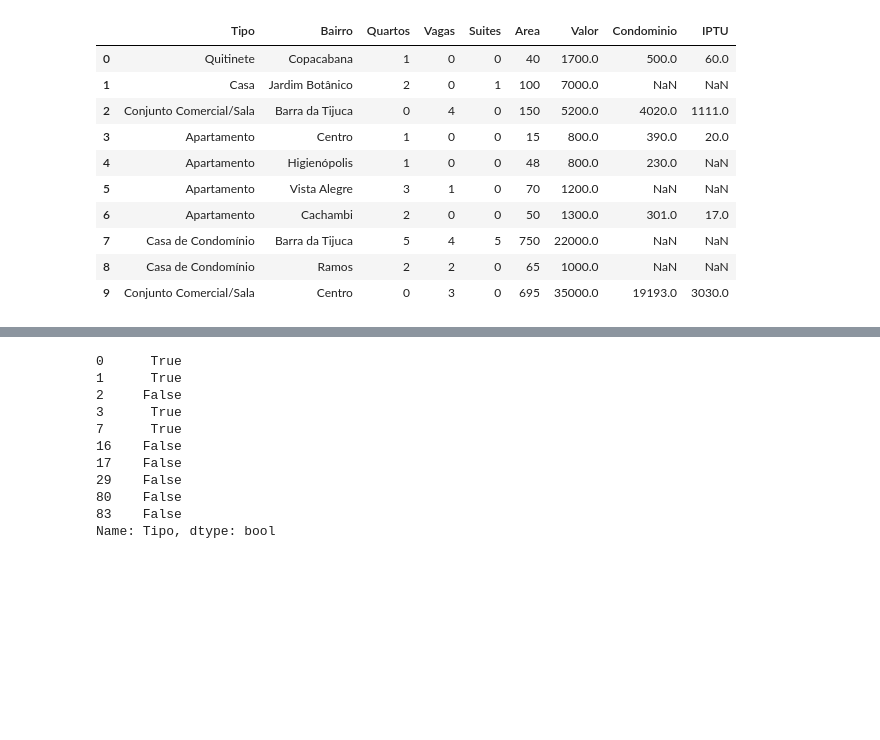
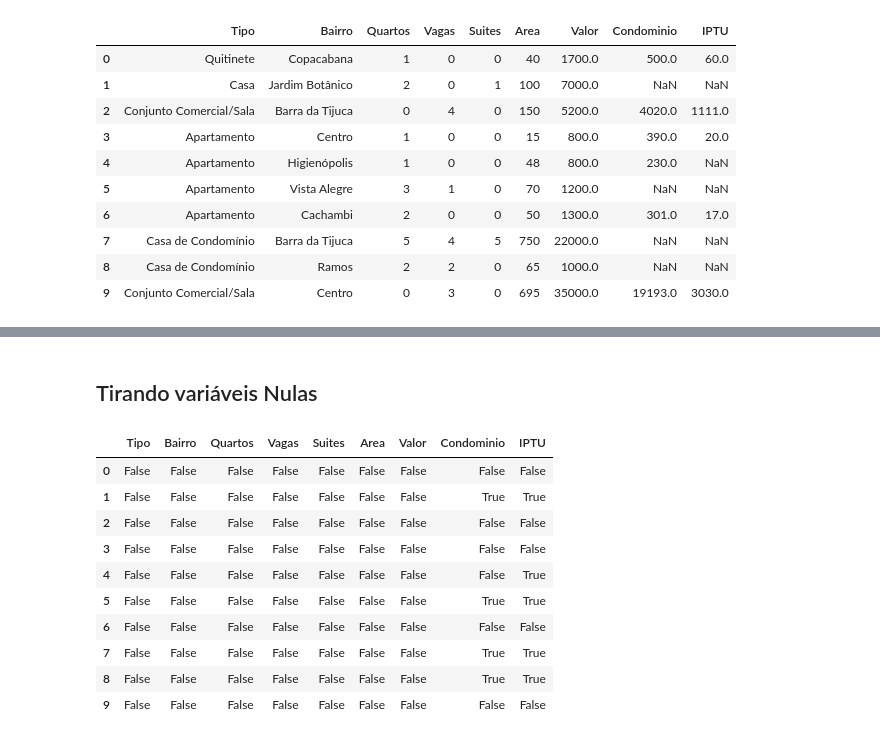
Before and after one commit to brenocg1/data-analysis, a Jupyter notebook: pandas/alugueis/alugueis.ipynb, the cells around one changed output, grey strips where cells are left out. Drawn from its saved outputs; the diff is of its cells as text; code cells hidden in the pictures; blank space fills up the shorter version.

```diff
--- a/pandas/alugueis/alugueis.ipynb
+++ b/pandas/alugueis/alugueis.ipynb
@@ -210,14 +300,16 @@ dados.head(10)
+# %% [markdown]
+## Tirando variáveis Nulas
 # %%
-dados['Tipo'].isin(residencial).head(10)
+dados.isnull().head(10)
 # %% [output]
-0      True
-1      True
-2     False
-3      True
-7      True
-16    False
-17    False
-29    False
-80    False
-83    False
-Name: Tipo, dtype: bool
+|  | Tipo | Bairro | Quartos | Vagas | Suites | Area | Valor | Condominio | IPTU |
+| 0 | False | False | False | False | False | False | False | False | False |
+| 1 | False | False | False | False | False | False | False | True | True |
+| 2 | False | False | False | False | False | False | False | False | False |
+| 3 | False | False | False | False | False | False | False | False | False |
+| 4 | False | False | False | False | False | False | False | False | True |
+| 5 | False | False | False | False | False | False | False | True | True |
+| 6 | False | False | False | False | False | False | False | False | False |
+| 7 | False | False | False | False | False | False | False | True | True |
+| 8 | False | False | False | False | False | False | False | True | True |
+| 9 | False | False | False | False | False | False | False | False | False |
```
Also changed, not shown: parts of 13 cells of this notebook, 1 other file.
